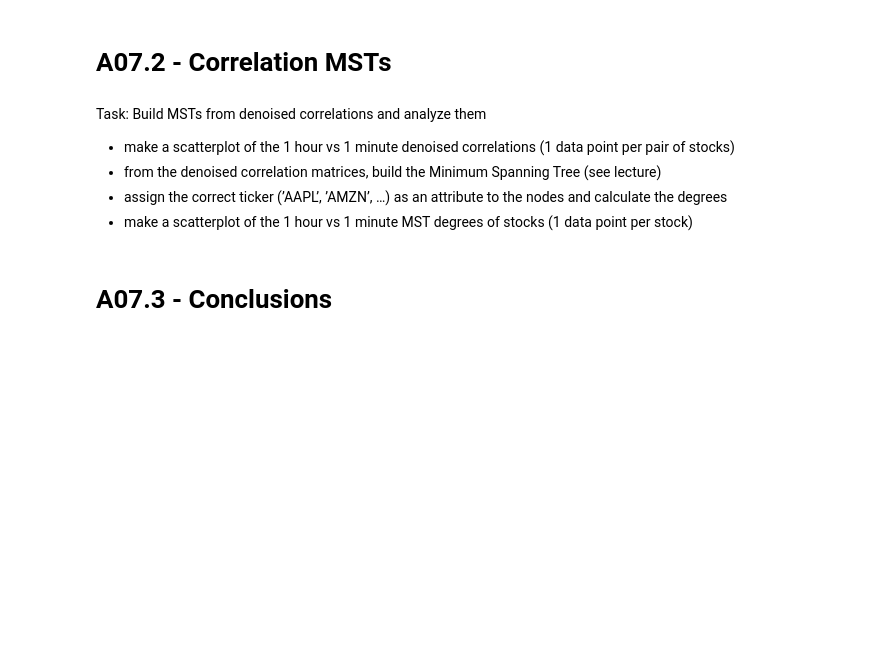
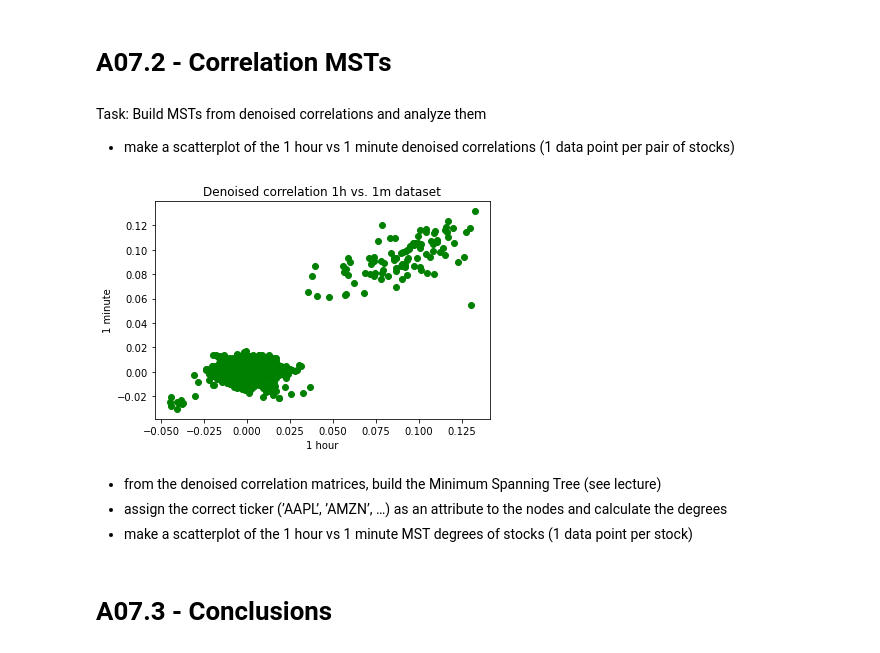
Before and after one commit to epura/NS, a Jupyter notebook: EX7/Pura_Eleonora_EX07.ipynb, the cells around one changed output. Saved outputs shown, nothing was run; the diff lists cells and outputs as text; code cells hidden in the pictures; blank space fills up the shorter version.

```diff
--- a/EX7/Pura_Eleonora_EX07.ipynb
+++ b/EX7/Pura_Eleonora_EX07.ipynb
@@ -75,9 +109,33 @@ show_solution(dataset_1m)
 Task: Build MSTs from denoised correlations and analyze them
 
 + make a scatterplot of the 1 hour vs 1 minute denoised correlations (1 data point per pair of stocks)
-+ from the denoised correlation matrices, build the Minimum Spanning Tree (see lecture)
-+ assign the correct ticker (’AAPL’, ’AMZN’, …) as an attribute to the nodes and calculate the degrees
-+ make a scatterplot of the 1 hour vs 1 minute MST degrees of stocks (1 data point per stock)
+# %%
+def scatter_plot(x, y, title, xaxis, yaxis):
+    plt.title(title)
+    plt.scatter(x, y, c="g")
+    plt.xlabel(xaxis)
+    plt.ylabel(yaxis)
+    plt.show()
+# %%
+cormat_1h = np.load(dataset_1h)
+eigval_1h, eigvec_1h = find_eigval(cormat_1h)
+
+denoised_corr_1h = return_denoised_correlation(eigvec_1h, eigval_1h, 3.6289)
+
+
+cormat_1m = np.load(dataset_1m)
+eigval_1m, eigvec_1m = find_eigval(cormat_1m)
+
+denoised_corr_1m = return_denoised_correlation(eigvec_1m, eigval_1m, 200.8969)
+
+
+scatter_plot(denoised_corr_1h, denoised_corr_1m, "Denoised correlation 1h vs. 1m dataset", "1 hour", "1 minute")
+# %% [output]
+[figure, added]
+# %% [markdown]
++ from the denoised correlation matrices, build the Minimum Spanning Tree (see lecture)
++ assign the correct ticker (’AAPL’, ’AMZN’, …) as an attribute to the nodes and calculate the degrees
++ make a scatterplot of the 1 hour vs 1 minute MST degrees of stocks (1 data point per stock)
 # %% [markdown]
 <h1>A07.3 - Conclusions</h1>
 # %% [markdown]
```
Also changed, not shown: parts of 5 cells of this notebook.
